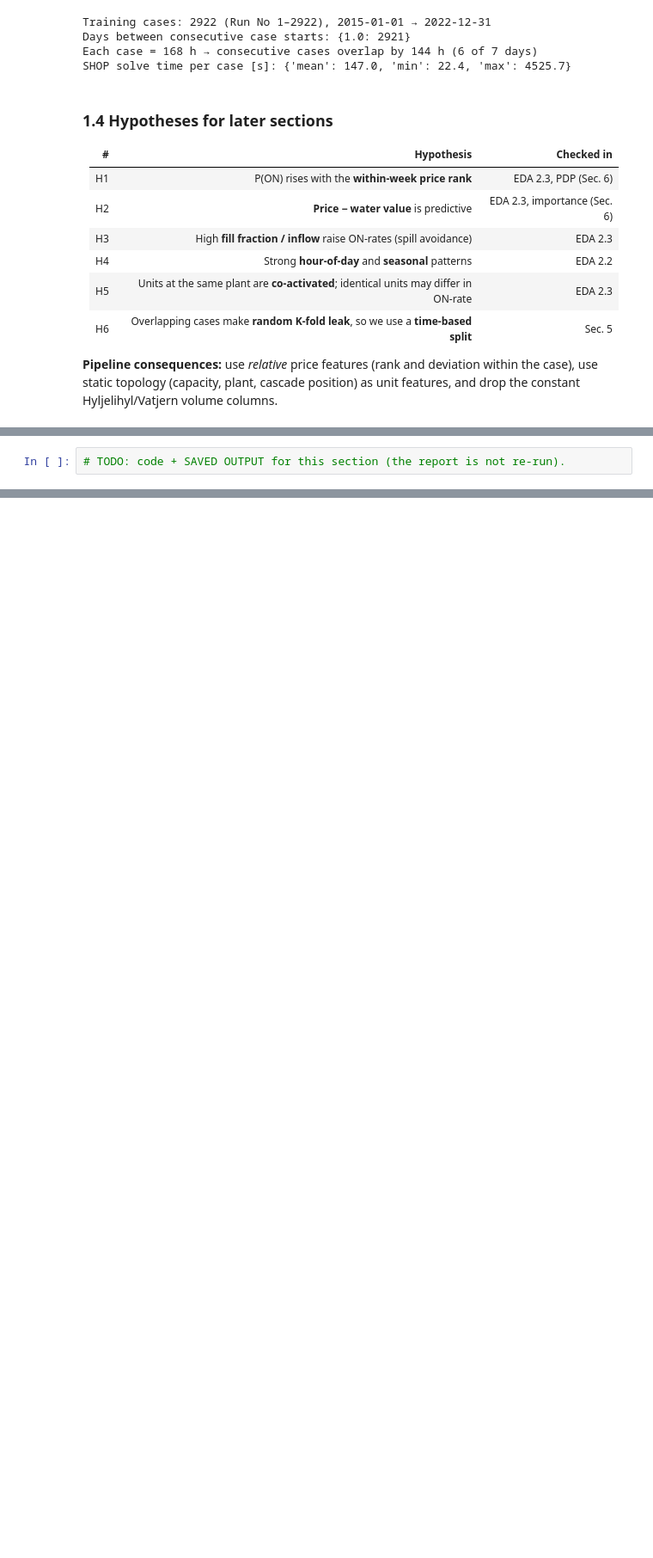
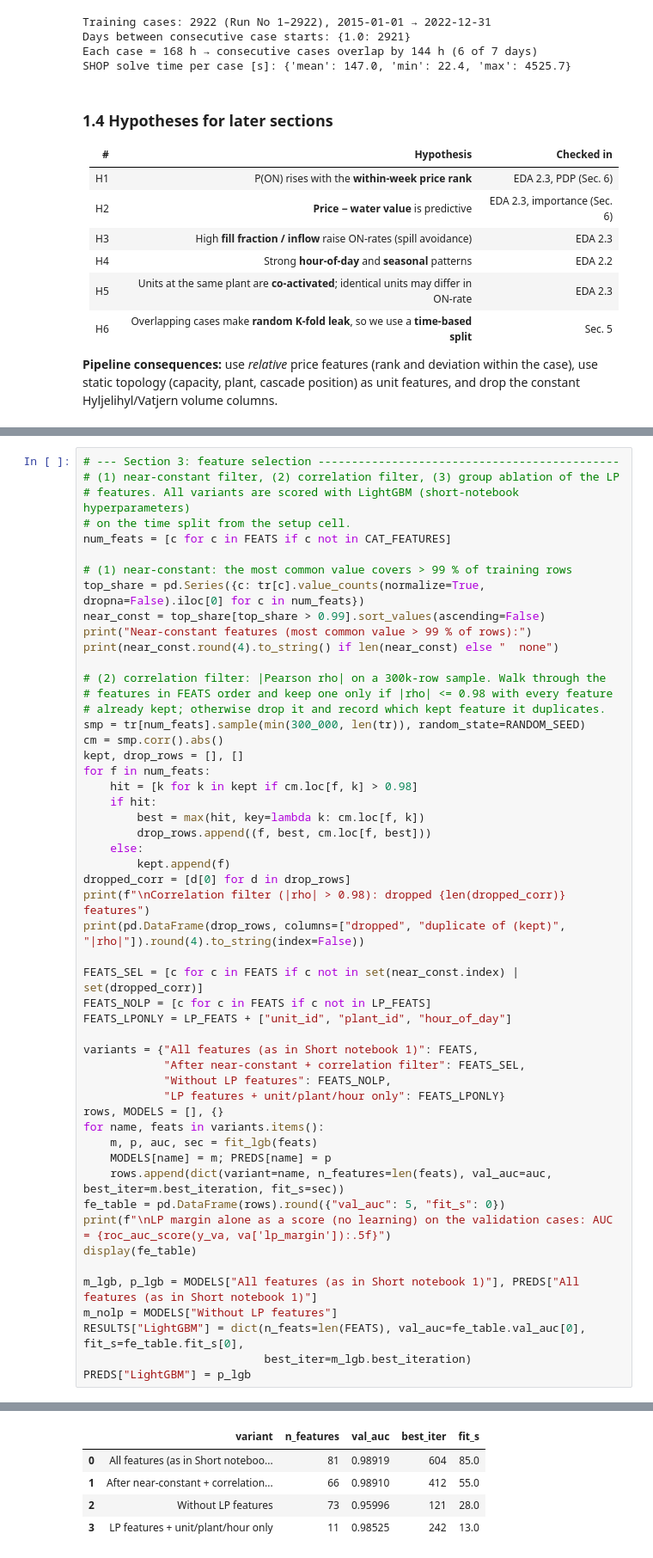
Before and after one commit to Mathole01/ML-group-project-TDT4173, a Jupyter notebook: Report.ipynb, the cells around one changed output, grey strips where cells are left out. Shown at 86% size. Cells and saved outputs as stored; diff of their text form; blank space fills up the shorter version.

```diff
--- a/Report.ipynb
+++ b/Report.ipynb
@@ -211,2 +521,53 @@ Repeating runs with three seeds changed the 2020 score by up to ±0.003, so none
 # %%
-# TODO: code + SAVED OUTPUT for this section (the report is not re-run).
+# --- Section 3: feature selection ---------------------------------------------
+# (1) near-constant filter, (2) correlation filter, (3) group ablation of the LP
+# features. All variants are scored with LightGBM (short-notebook hyperparameters)
+# on the time split from the setup cell.
+num_feats = [c for c in FEATS if c not in CAT_FEATURES]
+
+# (1) near-constant: the most common value covers > 99 % of training rows
+top_share = pd.Series({c: tr[c].value_counts(normalize=True, dropna=False).iloc[0] for c in num_feats})
+near_const = top_share[top_share > 0.99].sort_values(ascending=False)
+print("Near-constant features (most common value > 99 % of rows):")
+print(near_const.round(4).to_string() if len(near_const) else "  none")
+
+# (2) correlation filter: |Pearson rho| on a 300k-row sample. Walk through the
+# features in FEATS order and keep one only if |rho| <= 0.98 with every feature
+# already kept; otherwise drop it and record which kept feature it duplicates.
+smp = tr[num_feats].sample(min(300_000, len(tr)), random_state=RANDOM_SEED)
+cm = smp.corr().abs()
+kept, drop_rows = [], []
+for f in num_feats:
+    hit = [k for k in kept if cm.loc[f, k] > 0.98]
+    if hit:
+        best = max(hit, key=lambda k: cm.loc[f, k])
+        drop_rows.append((f, best, cm.loc[f, best]))
+    else:
+        kept.append(f)
+dropped_corr = [d[0] for d in drop_rows]
+print(f"\nCorrelation filter (|rho| > 0.98): dropped {len(dropped_corr)} features")
+print(pd.DataFrame(drop_rows, columns=["dropped", "duplicate of (kept)", "|rho|"]).round(4).to_string(index=False))
+
+FEATS_SEL = [c for c in FEATS if c not in set(near_const.index) | set(dropped_corr)]
+FEATS_NOLP = [c for c in FEATS if c not in LP_FEATS]
+FEATS_LPONLY = LP_FEATS + ["unit_id", "plant_id", "hour_of_day"]
+
+variants = {"All features (as in Short notebook 1)": FEATS,
+            "After near-constant + correlation filter": FEATS_SEL,
+            "Without LP features": FEATS_NOLP,
+            "LP features + unit/plant/hour only": FEATS_LPONLY}
+rows, MODELS = [], {}
+for name, feats in variants.items():
+    m, p, auc, sec = fit_lgb(feats)
+    MODELS[name] = m; PREDS[name] = p
+    rows.append(dict(variant=name, n_features=len(feats), val_auc=auc, best_iter=m.best_iteration, fit_s=sec))
+fe_table = pd.DataFrame(rows).round({"val_auc": 5, "fit_s": 0})
+print(f"\nLP margin alone as a score (no learning) on the validation cases: AUC = {roc_auc_score(y_va, va['lp_margin']):.5f}")
+display(fe_table)
+
+m_lgb, p_lgb = MODELS["All features (as in Short notebook 1)"], PREDS["All features (as in Short notebook 1)"]
+m_nolp = MODELS["Without LP features"]
+RESULTS["LightGBM"] = dict(n_feats=len(FEATS), val_auc=fe_table.val_auc[0], fit_s=fe_table.fit_s[0],
+                           best_iter=m_lgb.best_iteration)
+PREDS["LightGBM"] = p_lgb
+# %% [output]
@@ -213,2 +591,7 @@ Repeating runs with three seeds changed the 2020 score by up to ±0.003, so none
+|  | variant | n_features | val_auc | best_iter | fit_s |
+| 0 | All features (as in Short noteboo... | 81 | 0.98919 | 604 | 85.0 |
+| 1 | After near-constant + correlation... | 66 | 0.98910 | 412 | 55.0 |
+| 2 | Without LP features | 73 | 0.95996 | 121 | 28.0 |
+| 3 | LP features + unit/plant/hour only | 11 | 0.98525 | 242 | 13.0 |
 # %% [markdown]
 ## 4. Modeling — multiple predictor types  *(≥2 types → avoids −3)*
```
Also changed, not shown: parts of 18 cells of this notebook.
